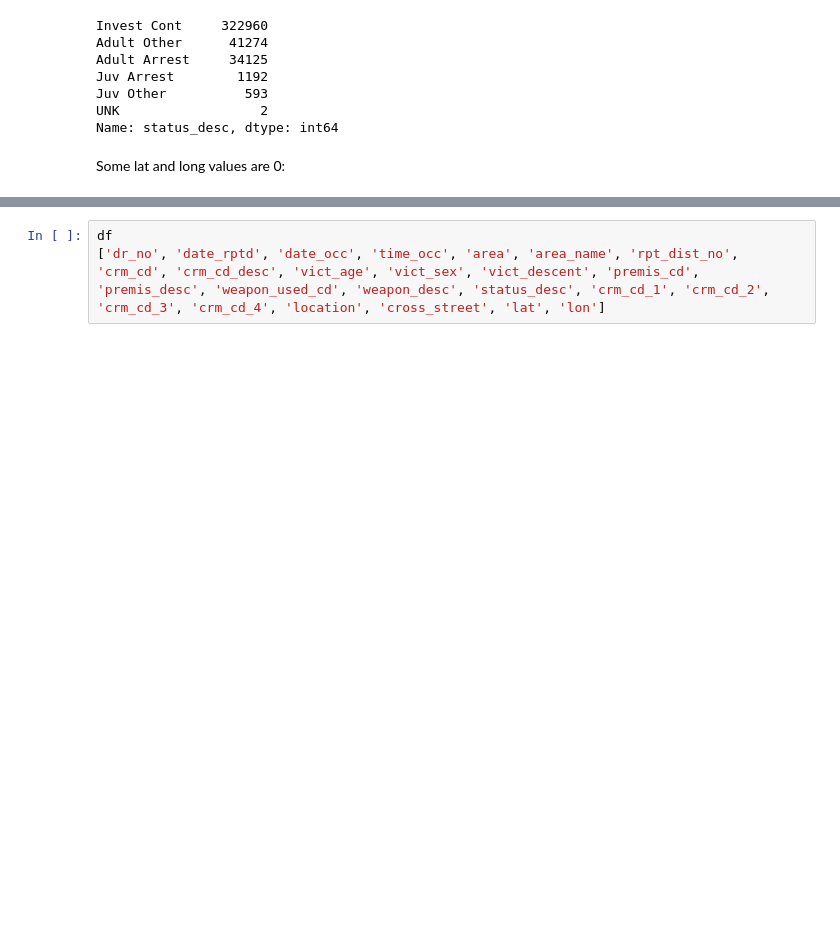
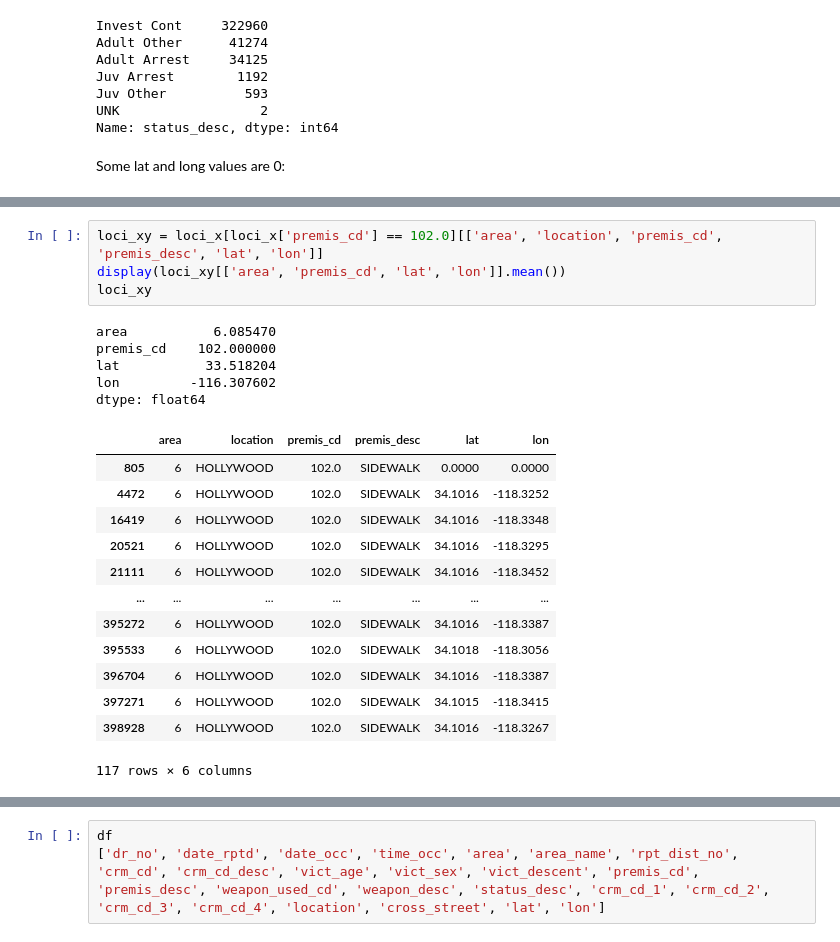
Before and after one commit to jdormaar/Boardgame_Preferences_Predictive_Analysis, a Jupyter notebook: Competitions/Analyzing Crime in LA/notebook.ipynb, the cells around one changed output, grey strips where cells are left out. Saved outputs shown, nothing was run; the diff lists cells and outputs as text; blank space fills up the shorter version.

```diff
--- a/Competitions/Analyzing Crime in LA/notebook.ipynb
+++ b/Competitions/Analyzing Crime in LA/notebook.ipynb
@@ -468,2 +640,25 @@ df[df['location'] == '5400 HOLLYWOOD BL'][['area', 'location', 'premis_cd', 'pre
+# %%
+loci_xy = loci_x[loci_x['premis_cd'] == 102.0][['area', 'location', 'premis_cd', 'premis_desc', 'lat', 'lon']]
+display(loci_xy[['area', 'premis_cd', 'lat', 'lon']].mean())
+loci_xy
+# %% [output]
+area           6.085470
+premis_cd    102.000000
+lat           33.518204
+lon         -116.307602
+dtype: float64
+|  | area | location | premis_cd | premis_desc | lat | lon |
+| 805 | 6 | HOLLYWOOD | 102.0 | SIDEWALK | 0.0000 | 0.0000 |
+| 4472 | 6 | HOLLYWOOD | 102.0 | SIDEWALK | 34.1016 | -118.3252 |
+| 16419 | 6 | HOLLYWOOD | 102.0 | SIDEWALK | 34.1016 | -118.3348 |
+| 20521 | 6 | HOLLYWOOD | 102.0 | SIDEWALK | 34.1016 | -118.3295 |
+| 21111 | 6 | HOLLYWOOD | 102.0 | SIDEWALK | 34.1016 | -118.3452 |
+| ... | ... | ... | ... | ... | ... | ... |
+| 395272 | 6 | HOLLYWOOD | 102.0 | SIDEWALK | 34.1016 | -118.3387 |
+| 395533 | 6 | HOLLYWOOD | 102.0 | SIDEWALK | 34.1018 | -118.3056 |
+| 396704 | 6 | HOLLYWOOD | 102.0 | SIDEWALK | 34.1016 | -118.3387 |
+| 397271 | 6 | HOLLYWOOD | 102.0 | SIDEWALK | 34.1015 | -118.3415 |
+| 398928 | 6 | HOLLYWOOD | 102.0 | SIDEWALK | 34.1016 | -118.3267 |
+117 rows × 6 columns
 # %%
 #dropping irrelevant columns for visuals
```
Also changed, not shown: parts of 20 cells of this notebook.
